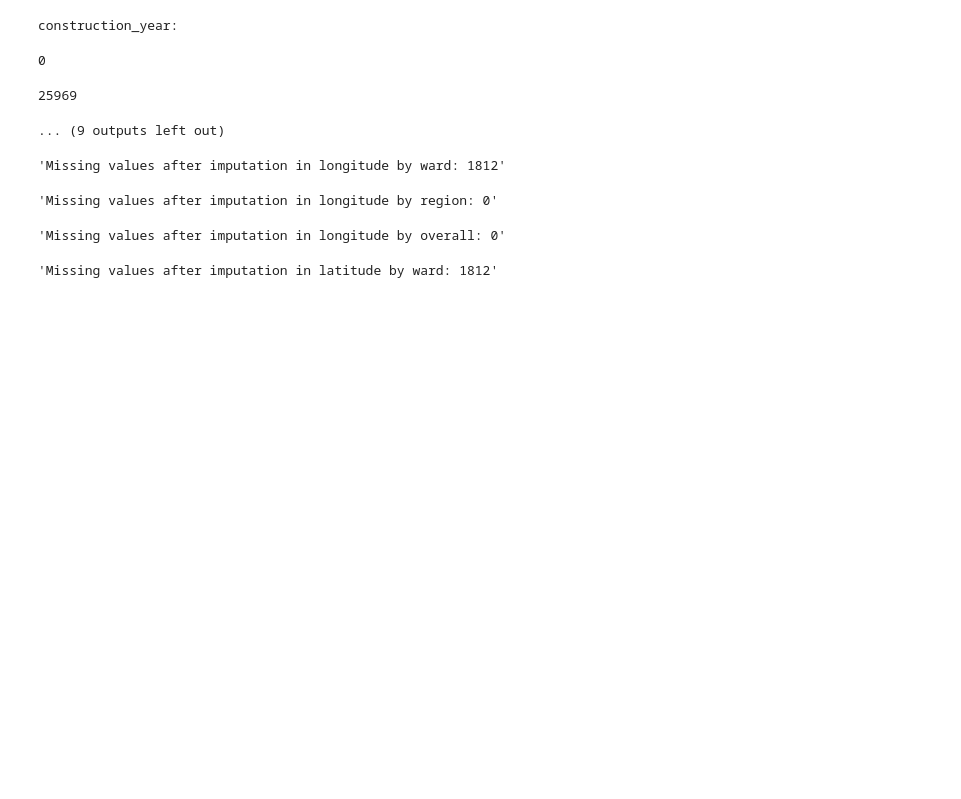
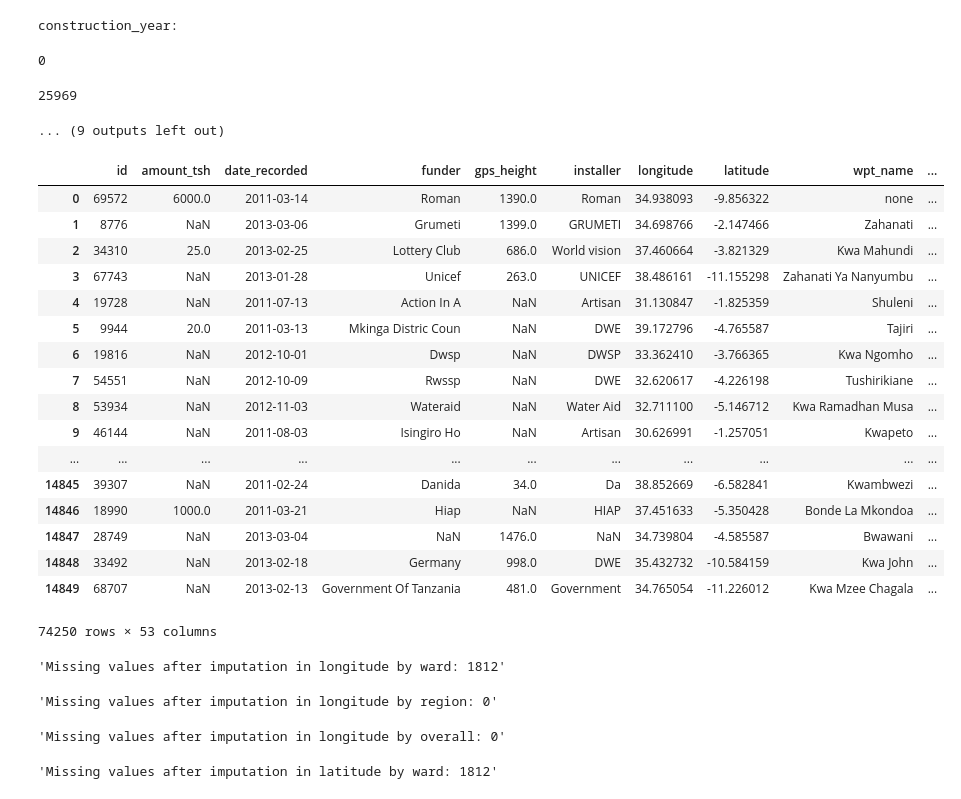
Before and after one commit to rebeccaarmbruster/pump-it-up, a Jupyter notebook: preprocessing_step1_inwork.ipynb, the cells around one changed output. Cells and saved outputs as stored; diff of their text form; code cells hidden in the pictures; blank space fills up the shorter version.

```diff
--- a/preprocessing_step1_inwork.ipynb
+++ b/preprocessing_step1_inwork.ipynb
@@ -70,6 +70,27 @@ null_features = ['longitude','latitude','gps_height','population','construction_
 for null_feature in null_features:
     data['_'.join([null_feature, 'imp_normal'])] = data[null_feature]
     data['_'.join([null_feature, 'imp_random_choice'])] = data[null_feature]
+# %%
+data
+# %% [output]
+|  | id | amount_tsh | date_recorded | funder | gps_height | installer | longitude | latitude | wpt_name | ... |
+| 0 | 69572 | 6000.0 | 2011-03-14 | Roman | 1390.0 | Roman | 34.938093 | -9.856322 | none | ... |
+| 1 | 8776 | NaN | 2013-03-06 | Grumeti | 1399.0 | GRUMETI | 34.698766 | -2.147466 | Zahanati | ... |
+| 2 | 34310 | 25.0 | 2013-02-25 | Lottery Club | 686.0 | World vision | 37.460664 | -3.821329 | Kwa Mahundi | ... |
+| 3 | 67743 | NaN | 2013-01-28 | Unicef | 263.0 | UNICEF | 38.486161 | -11.155298 | Zahanati Ya Nanyumbu | ... |
+| 4 | 19728 | NaN | 2011-07-13 | Action In A | NaN | Artisan | 31.130847 | -1.825359 | Shuleni | ... |
+| 5 | 9944 | 20.0 | 2011-03-13 | Mkinga Distric Coun | NaN | DWE | 39.172796 | -4.765587 | Tajiri | ... |
+| 6 | 19816 | NaN | 2012-10-01 | Dwsp | NaN | DWSP | 33.362410 | -3.766365 | Kwa Ngomho | ... |
+| 7 | 54551 | NaN | 2012-10-09 | Rwssp | NaN | DWE | 32.620617 | -4.226198 | Tushirikiane | ... |
+| 8 | 53934 | NaN | 2012-11-03 | Wateraid | NaN | Water Aid | 32.711100 | -5.146712 | Kwa Ramadhan Musa | ... |
+| 9 | 46144 | NaN | 2011-08-03 | Isingiro Ho | NaN | Artisan | 30.626991 | -1.257051 | Kwapeto | ... |
+| ... | ... | ... | ... | ... | ... | ... | ... | ... | ... | ... |
+| 14845 | 39307 | NaN | 2011-02-24 | Danida | 34.0 | Da | 38.852669 | -6.582841 | Kwambwezi | ... |
+| 14846 | 18990 | 1000.0 | 2011-03-21 | Hiap | NaN | HIAP | 37.451633 | -5.350428 | Bonde La Mkondoa | ... |
+| 14847 | 28749 | NaN | 2013-03-04 | NaN | 1476.0 | NaN | 34.739804 | -4.585587 | Bwawani | ... |
+| 14848 | 33492 | NaN | 2013-02-18 | Germany | 998.0 | DWE | 35.432732 | -10.584159 | Kwa John | ... |
+| 14849 | 68707 | NaN | 2013-02-13 | Government Of Tanzania | 481.0 | Government | 34.765054 | -11.226012 | Kwa Mzee Chagala | ... |
+74250 rows × 53 columns
 # %%
 # Add columns for mean and standard deviation of critical features based on region, ward, overall
 
```
Also changed, not shown: parts of 11 cells of this notebook.
